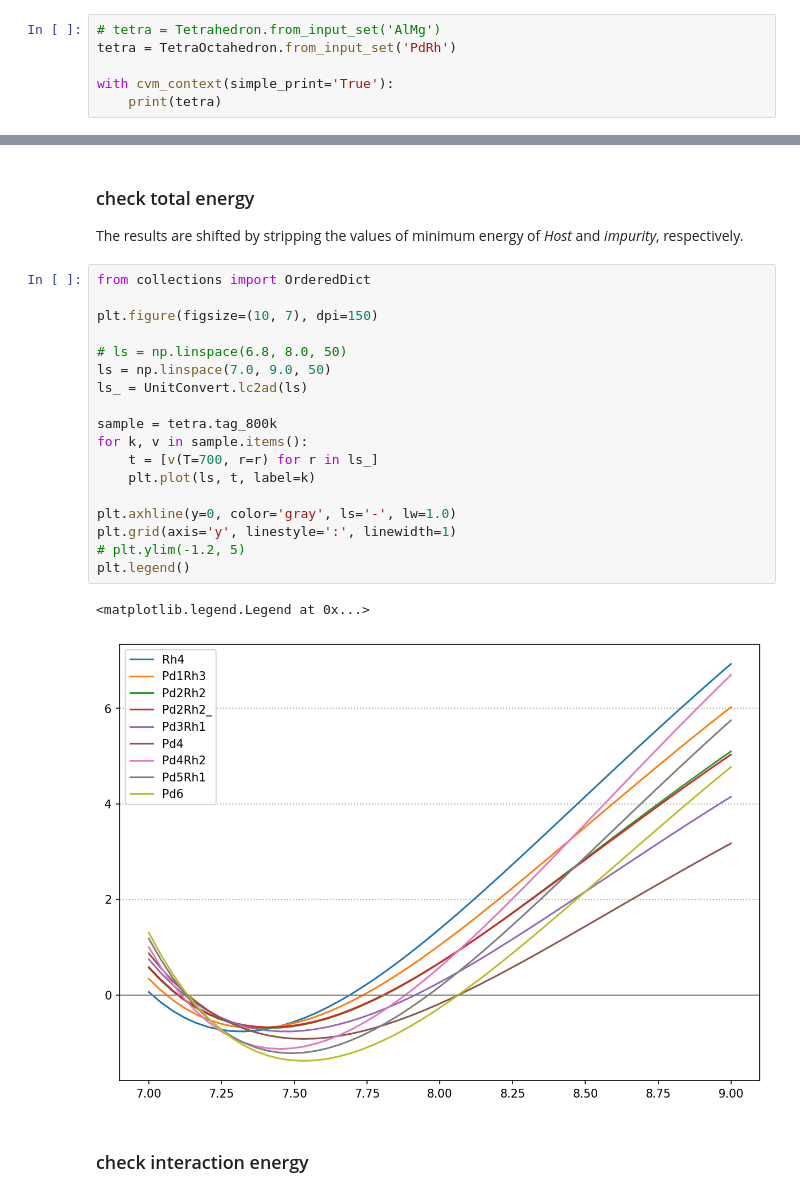
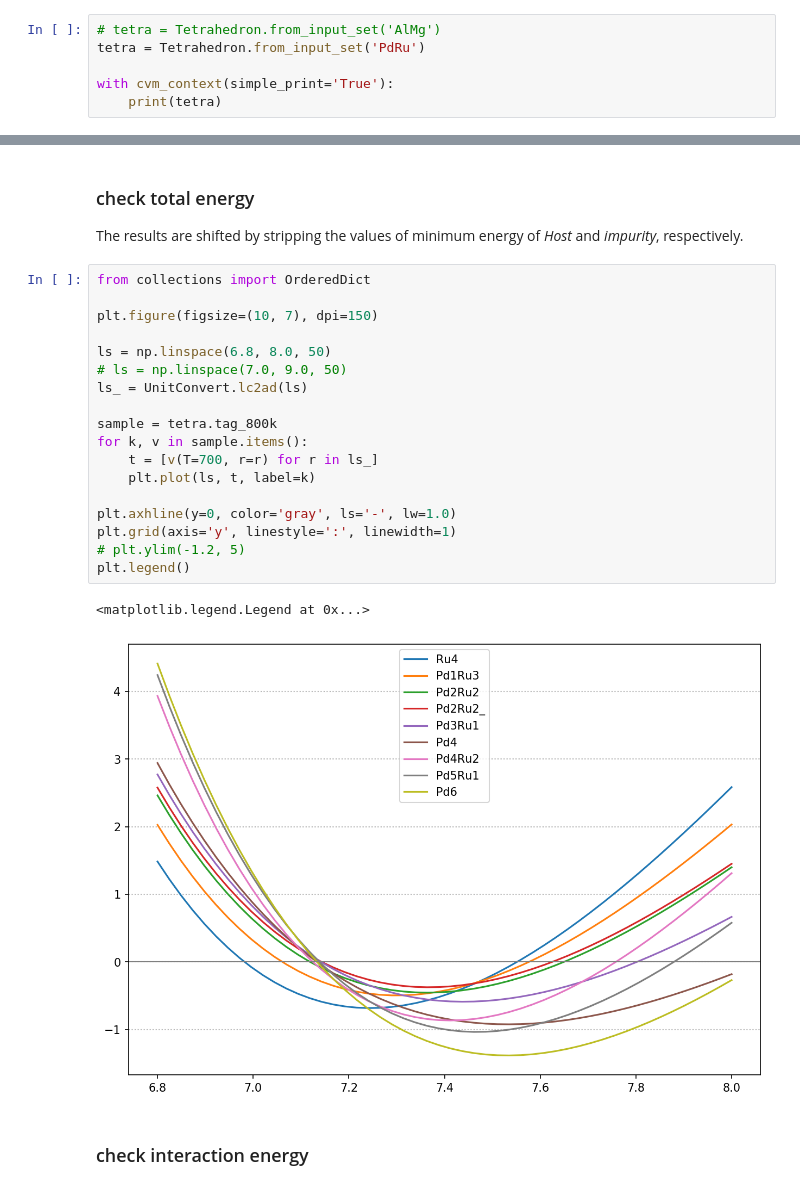
Before and after one commit to kidddddd1984/CVM, a Jupyter notebook: samples/tetrahedron.ipynb, the cells around one changed output, grey strips where cells are left out. Saved outputs shown, nothing was run; the diff lists cells and outputs as text.

```diff
--- a/samples/tetrahedron.ipynb
+++ b/samples/tetrahedron.ipynb
@@ -76,7 +76,7 @@ def process(meta, *results, experiment=None):
 # Reading input set
 # %%
 # tetra = Tetrahedron.from_input_set('AlMg')
-tetra = TetraOctahedron.from_input_set('PdRh')
+tetra = Tetrahedron.from_input_set('PdRu')
 
 with cvm_context(simple_print='True'):
     print(tetra)
@@ -128,24 +136,24 @@ The results are shifted by stripping the values of minimum energy of *Host* and
 # %%
 from collections import OrderedDict
 
 plt.figure(figsize=(10, 7), dpi=150)
 
-# ls = np.linspace(6.8, 8.0, 50)
-ls = np.linspace(7.0, 9.0, 50)
+ls = np.linspace(6.8, 8.0, 50)
+# ls = np.linspace(7.0, 9.0, 50)
 ls_ = UnitConvert.lc2ad(ls)
 
 sample = tetra.tag_800k
 for k, v in sample.items():
     t = [v(T=700, r=r) for r in ls_]
     plt.plot(ls, t, label=k)
 
 plt.axhline(y=0, color='gray', ls='-', lw=1.0)
 plt.grid(axis='y', linestyle=':', linewidth=1)
 # plt.ylim(-1.2, 5)
 plt.legend()
 # %% [output]
 <matplotlib.legend.Legend at 0x...>
-[figure, old version]
+[figure, new version]
 # %% [markdown]
 ### check interaction energy
 # %%
```
Also changed, not shown: parts of 10 cells of this notebook, 3 other files.
